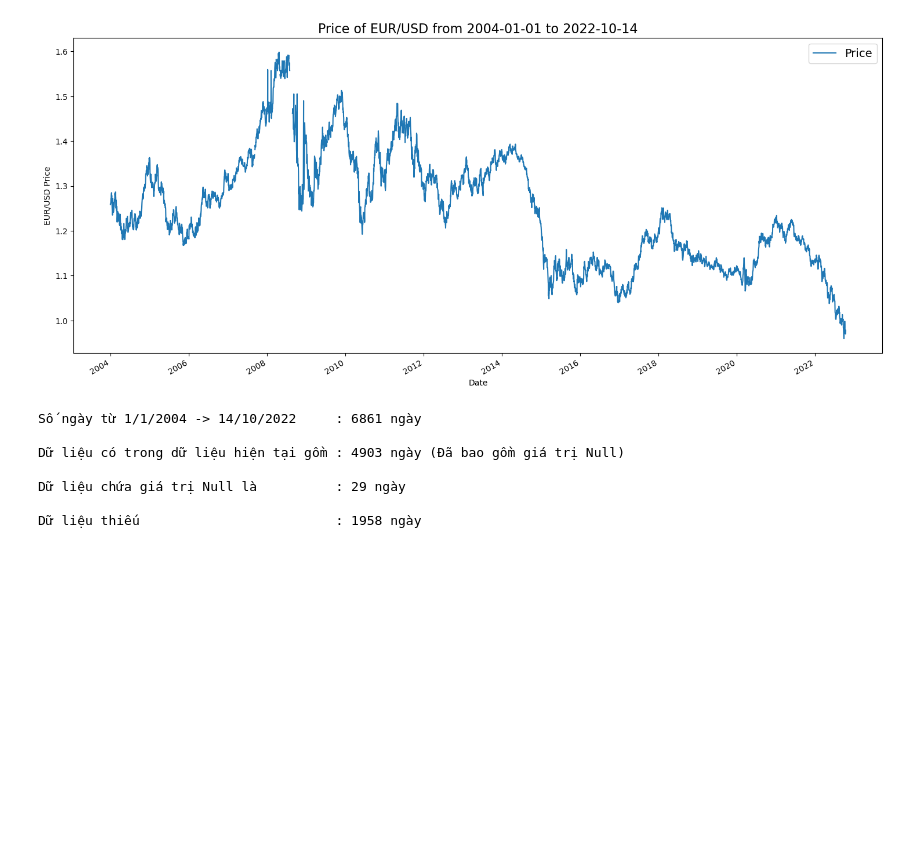
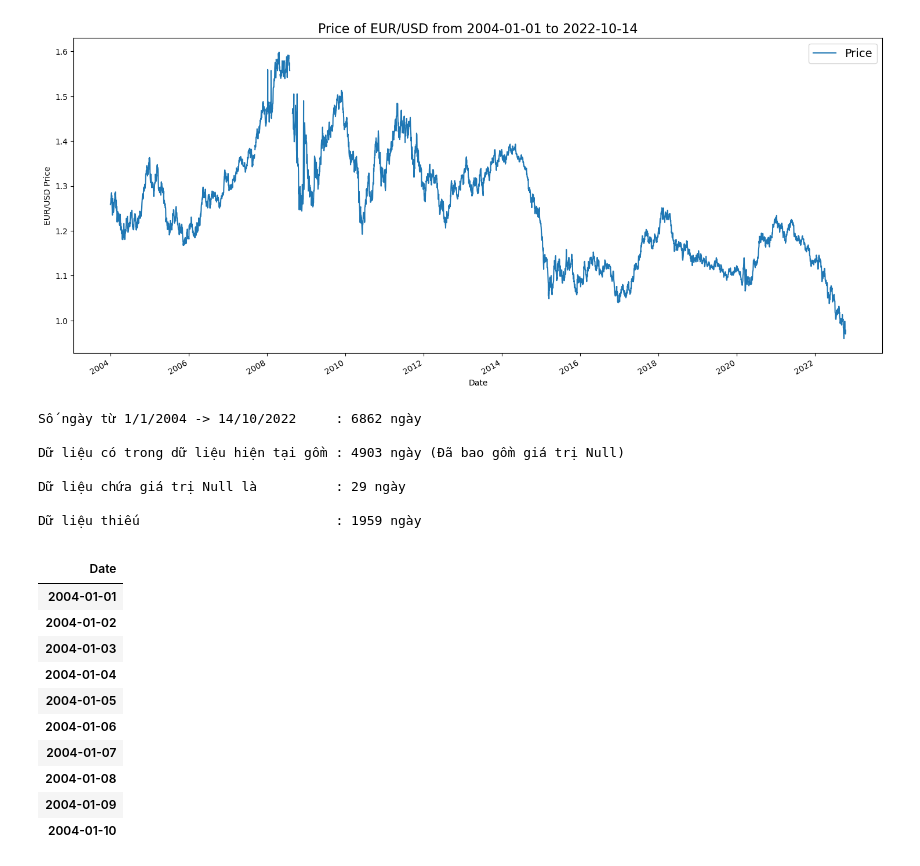
Before and after one commit to ducnguyenw02/Forex-prediction-EURUSD, a Jupyter notebook: forex-prediction-eurusd.ipynb, the cells around one changed output. Drawn from its saved outputs; the diff is of its cells as text; code cells hidden in the pictures; blank space fills up the shorter version.

```diff
--- a/forex-prediction-eurusd.ipynb
+++ b/forex-prediction-eurusd.ipynb
@@ -72,7 +72,7 @@ d0 = date(2022, 10, 14)
 d1 = date(2004, 1, 1)
 delta = abs(d0 - d1)
 
-print("Số ngày từ 1/1/2004 -> 14/10/2022     : " + str(delta.days) + " ngày")
+print("Số ngày từ 1/1/2004 -> 14/10/2022     : " + str(delta.days + 1) + " ngày")
 
 print("")
 
@@ -83,12 +83,32 @@ print("")
 print("Dữ liệu chứa giá trị Null là          : " + str(df['Close'].isnull().sum()) + " ngày")
 
 print("")
-print("Dữ liệu thiếu                         : " + str(delta.days - len(df)) + " ngày")
+
+print("Dữ liệu thiếu                         : " + str(delta.days + 1- len(df)) + " ngày")
 # %% [output]
-Số ngày từ 1/1/2004 -> 14/10/2022     : 6861 ngày
+Số ngày từ 1/1/2004 -> 14/10/2022     : 6862 ngày
 
 Dữ liệu có trong dữ liệu hiện tại gồm : 4903 ngày (Đã bao gồm giá trị Null)
 
 Dữ liệu chứa giá trị Null là          : 29 ngày
 
-Dữ liệu thiếu                         : 1958 ngày
+Dữ liệu thiếu                         : 1959 ngày
+# %%
+time_sdata = pd.date_range("01/01/2004", periods=6862, freq="D") # 6862 là số ngày tính từ 1/1/2004 -> 14/10/2022
+df1 = pd.DataFrame(index=time_sdata)
+df1["Date"] = time_sdata
+df1.set_index("Date", inplace = True)
+df1.head(10)
+# %% [output]
+|  |
+| Date |
+| 2004-01-01 |
+| 2004-01-02 |
+| 2004-01-03 |
+| 2004-01-04 |
+| 2004-01-05 |
+| 2004-01-06 |
+| 2004-01-07 |
+| 2004-01-08 |
+| 2004-01-09 |
+| 2004-01-10 |
```
Also changed, not shown: parts of 11 cells of this notebook.
